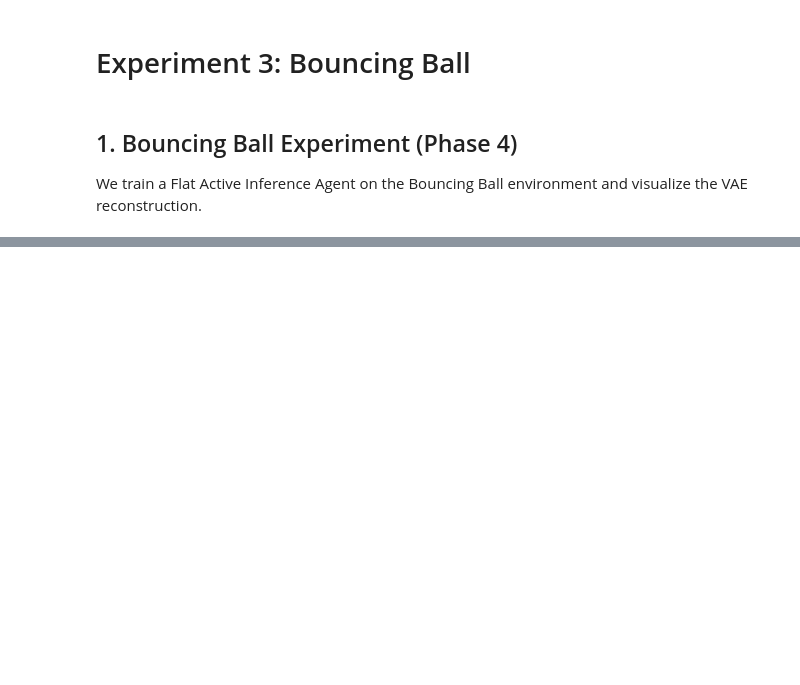
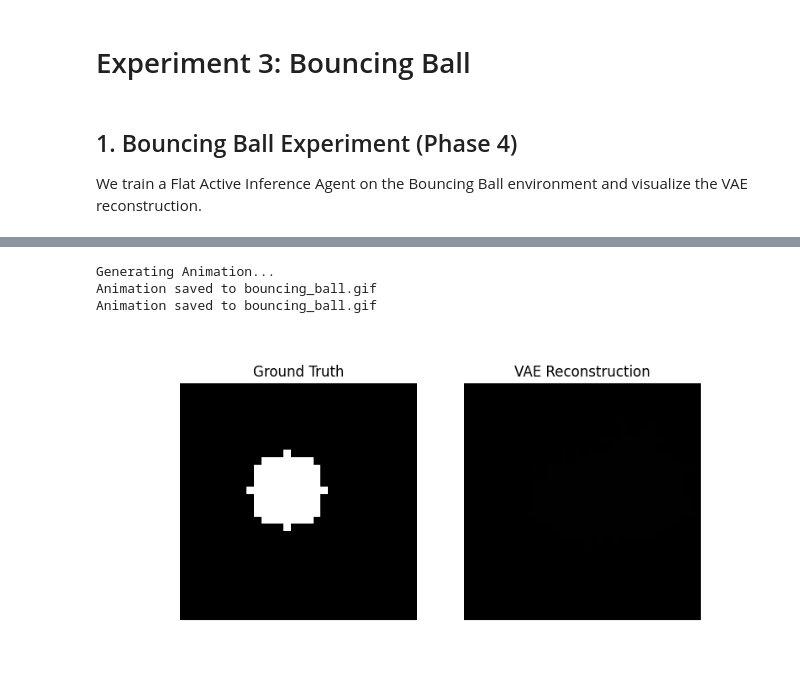
Before and after one commit to yezune/from_pixels_to_planning, a Jupyter notebook: notebooks/03_bouncing_ball.ipynb, the cells around one changed output, grey strips where cells are left out. Cells and saved outputs as stored; diff of their text form; code cells hidden in the pictures; blank space fills up the shorter version.

```diff
--- a/notebooks/03_bouncing_ball.ipynb
+++ b/notebooks/03_bouncing_ball.ipynb
@@ -116,0 +138,54 @@ visualize_reconstruction(agent, env)
+# %%
+# 2. Generate GIF Animation (Real-time Tracking)
+# 공이 튀어 다니는 모습을 애니메이션으로 생성하여 모델의 실시간 처리 능력을 확인합니다.
+import matplotlib.animation as animation
+
+def create_animation(agent, env, num_frames=50, filename='bouncing_ball.gif'):
+    obs, _ = env.reset()
+
+    fig, axes = plt.subplots(1, 2, figsize=(8, 4))
+    axes[0].set_title("Ground Truth")
+    axes[1].set_title("VAE Reconstruction")
+
+    img1 = axes[0].imshow(np.zeros((32, 32, 3)), animated=True)
+    img2 = axes[1].imshow(np.zeros((32, 32, 3)), animated=True)
+    axes[0].axis('off')
+    axes[1].axis('off')
+
+    def update(frame):
+        nonlocal obs
+        # Process Observation
+        obs_tensor = torch.tensor(obs, dtype=torch.float32, device=device)
+        if obs_tensor.shape[-1] == 3:
+            obs_tensor = obs_tensor.permute(2, 0, 1)
+        obs_tensor = obs_tensor.unsqueeze(0)
+
+        with torch.no_grad():
+            recon, _, _ = agent.vae(obs_tensor)
+
+        orig_img = obs.astype(np.uint8)
+        recon_img = recon.squeeze().permute(1, 2, 0).cpu().numpy()
+        recon_img = np.clip(recon_img, 0, 255).astype(np.uint8)
+
+        img1.set_array(orig_img)
+        img2.set_array(recon_img)
+
+        # Step
+        action = env.action_space.sample()
+        obs, _, _, _, _ = env.step(action)
+        return img1, img2
+
+    ani = animation.FuncAnimation(fig, update, frames=num_frames, blit=True)
+    ani.save(filename, writer='pillow', fps=15)
+    plt.close()
+    print(f"Animation saved to {filename}")
+    return filename
+
+print("Generating Animation...")
+gif_path = create_animation(agent, env, num_frames=60)
+display(Image(filename=gif_path))
+# %% [output]
+Generating Animation...
+Animation saved to bouncing_ball.gif
+Animation saved to bouncing_ball.gif
+[figure, added]
```
Also changed, not shown: parts of 3 cells of this notebook, 14 other files.
